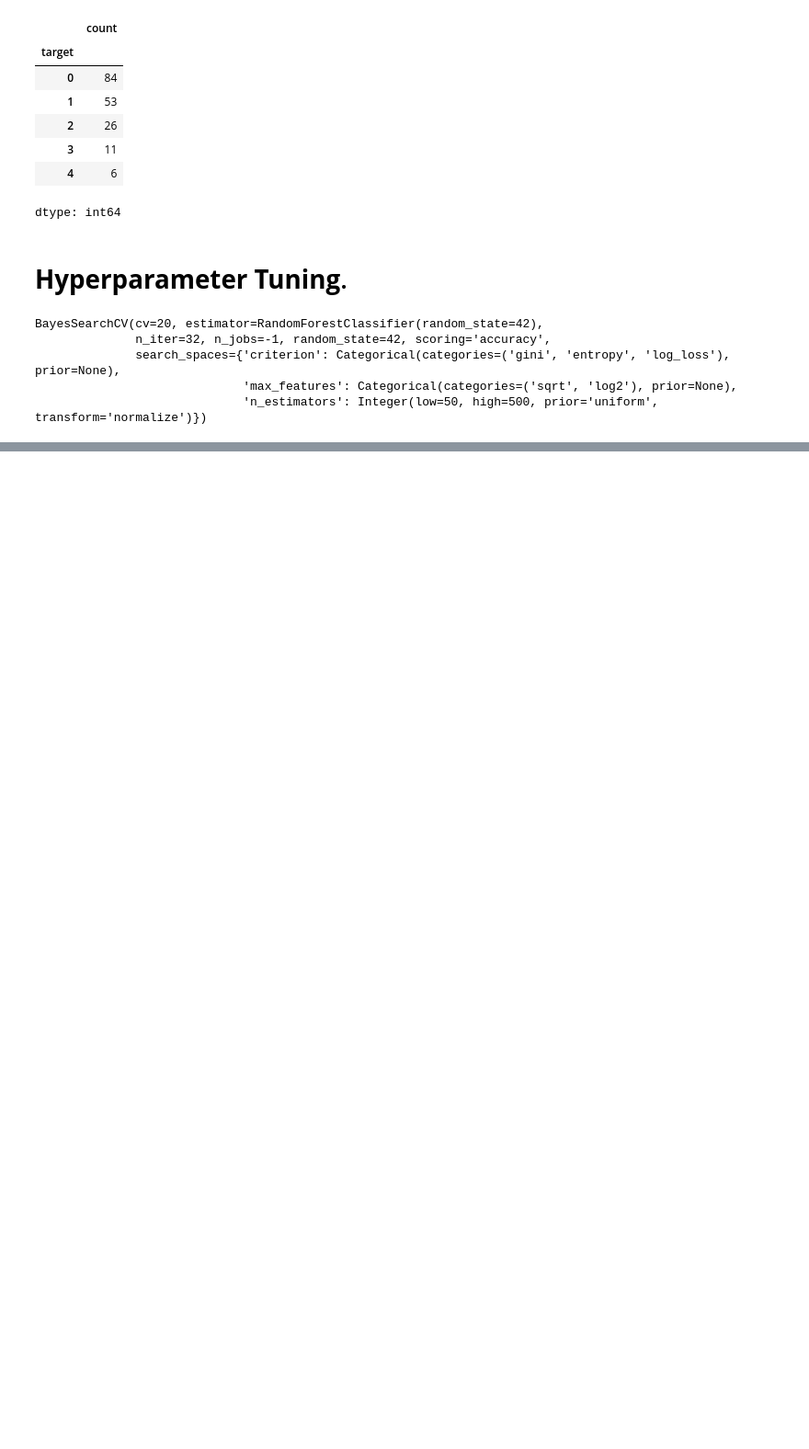
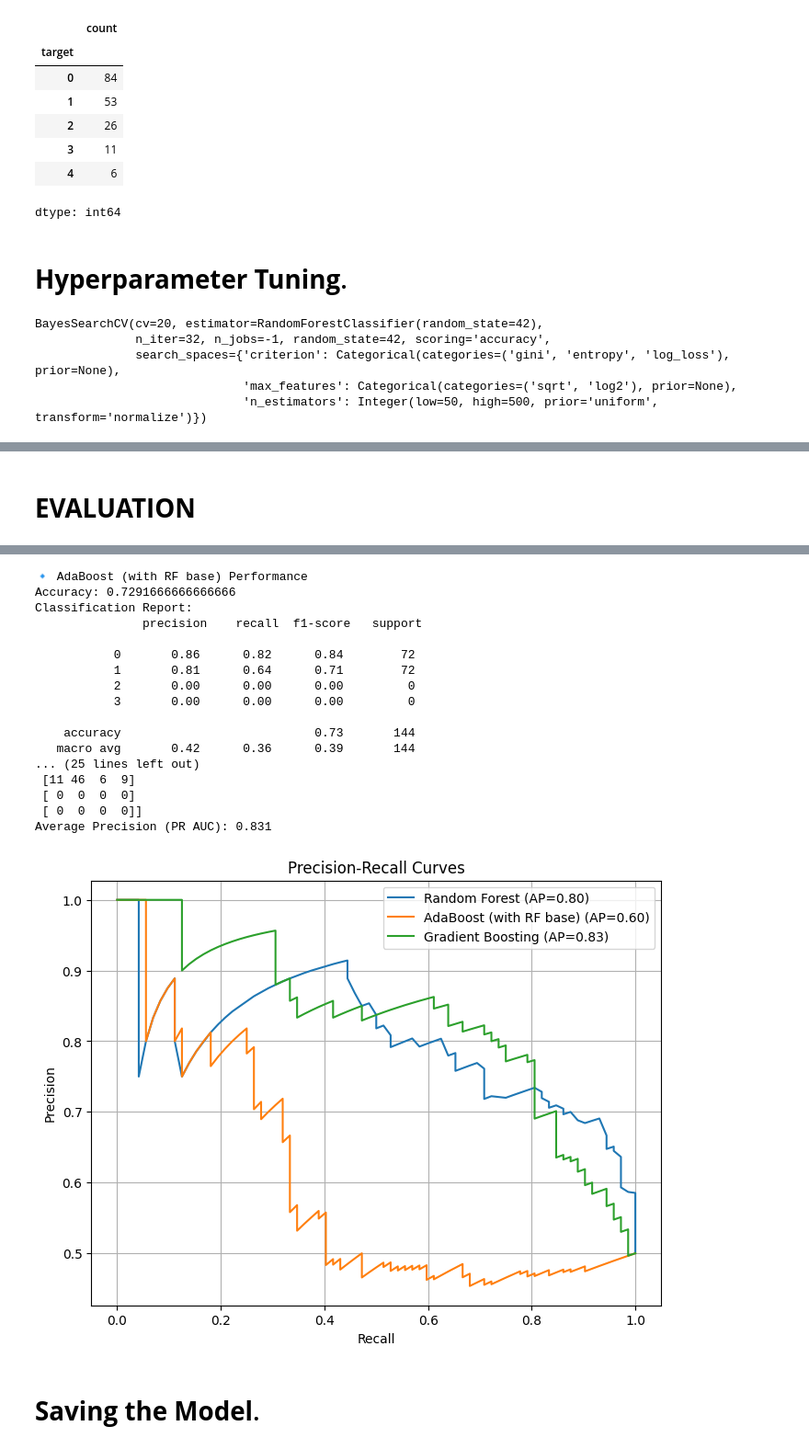
Before and after one commit to bdandu93/EarlyDetectionOfCardioVascularDiseasesUsingMachineLearningAndXAI_Bhargava_Dandu, a Jupyter notebook: notebooks/EarlyDetectionOfHeartDisease_ModelImplementation.ipynb, the cells around one changed output, grey strips where cells are left out. Shown: that part at 92% size. Saved outputs shown, nothing was run; the diff lists cells and outputs as text; code cells hidden in the pictures; blank space fills up the shorter version.

Commit message:
updated the evaluation of the model and saved the model.

```diff
--- a/notebooks/EarlyDetectionOfHeartDisease_ModelImplementation.ipynb
+++ b/notebooks/EarlyDetectionOfHeartDisease_ModelImplementation.ipynb
@@ -185,0 +303,12 @@ accuracy (grid search):  0.6574074074074073
+# %%
+#Gradient Boosting Classifier
+gb_model = GradientBoostingClassifier(n_estimators=300, learning_rate=0.05, max_depth=3, random_state=42)
+gb_model.fit(X_train, y_train)
+y_pred_gb = gb_model.predict(X_test)
+# %%
+# 4. Evaluation
+def evaluate_model(name, y_true, y_pred):
+    print(f"\n🔹 {name} Performance")
+    print("Accuracy:", accuracy_score(y_true, y_pred))
+    print("Classification Report:\n", classification_report(y_true, y_pred))
+    print("Confusion Matrix:\n", confusion_matrix(y_true, y_pred))
@@ -185,0 +338,35 @@ accuracy (grid search):  0.6574074074074073
+# %% [markdown]
+# **EVALUATION**
+# %%
+# Ensure binary classification labels
+y_train_bin = (y_train != 0).astype(int)
+y_test_bin = (y_test != 0).astype(int)
+# %%
+#evaluation function
+def evaluate_model(name, y_true, y_pred, y_scores):
+    print(f"\n🔹 {name} Performance")
+    print("Accuracy:", accuracy_score(y_true, y_pred))
+    print("Classification Report:\n", classification_report(y_true, y_pred))
+    print("Confusion Matrix:\n", confusion_matrix(y_true, y_pred))
+
+    # Precision-Recall metrics
+    precision, recall, _ = precision_recall_curve(y_true, y_scores)
+    avg_prec = average_precision_score(y_true, y_scores)
+    print(f"Average Precision (PR AUC): {avg_prec:.3f}")
+
+    # Plot Precision-Recall curve
+    plt.plot(recall, precision, label=f"{name} (AP={avg_prec:.2f})")
+# %%
+#evaluating all models
+plt.figure(figsize=(8,6))
+evaluate_model("Random Forest", y_test_bin, y_pred, rf_final.predict_proba(X_test)[:, 1])
+evaluate_model("AdaBoost (with RF base)", y_test_bin, y_pred_ada, ada_model.predict_proba(X_test)[:, 1])
+evaluate_model("Gradient Boosting", y_test_bin, y_pred_gb, gb_model.predict_proba(X_test)[:, 1])
+
+plt.xlabel("Recall")
+plt.ylabel("Precision")
+plt.title("Precision-Recall Curves")
+plt.legend()
+plt.grid(True)
+plt.show()
+# %% [output]
@@ -185,0 +393,20 @@ accuracy (grid search):  0.6574074074074073
+🔹 AdaBoost (with RF base) Performance
+Accuracy: 0.7291666666666666
+Classification Report:
+               precision    recall  f1-score   support
+
+           0       0.86      0.82      0.84        72
+           1       0.81      0.64      0.71        72
+           2       0.00      0.00      0.00         0
+           3       0.00      0.00      0.00         0
+
+    accuracy                           0.73       144
+   macro avg       0.42      0.36      0.39       144
+... (25 lines left out)
+ [11 46  6  9]
+ [ 0  0  0  0]
+ [ 0  0  0  0]]
+Average Precision (PR AUC): 0.831
+[figure, added]
+# %% [markdown]
+# **Saving the Model**.
```
Also changed, not shown: parts of 27 cells of this notebook.
